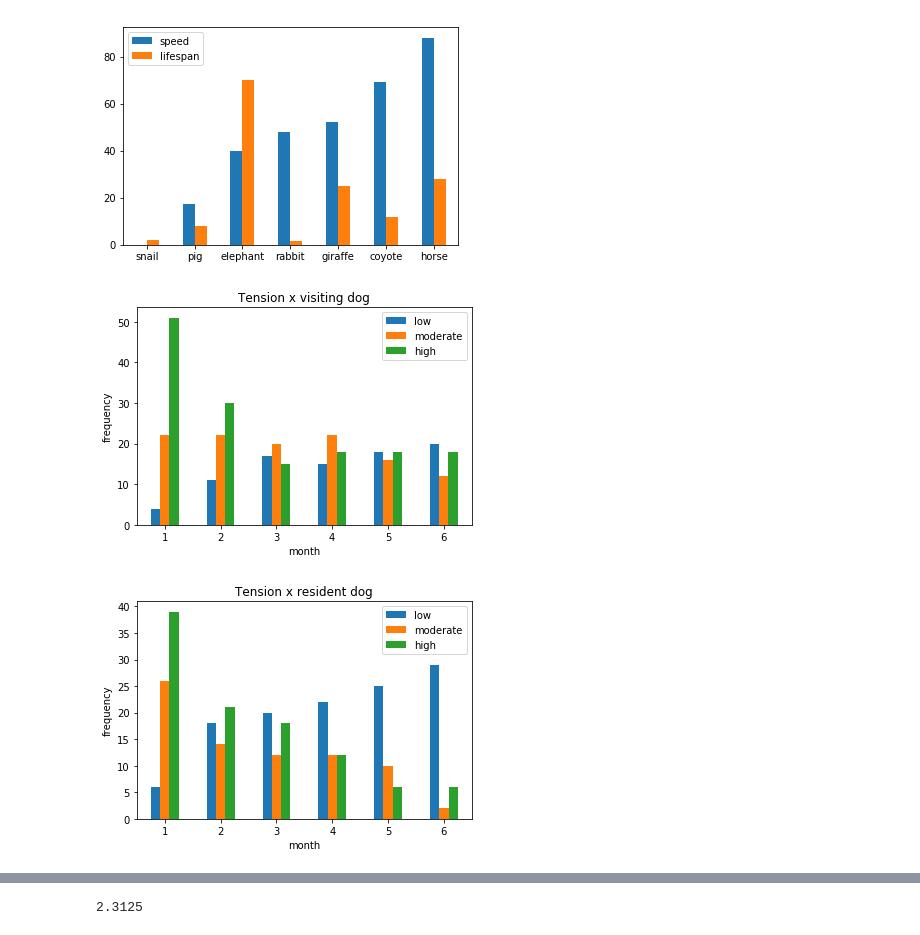
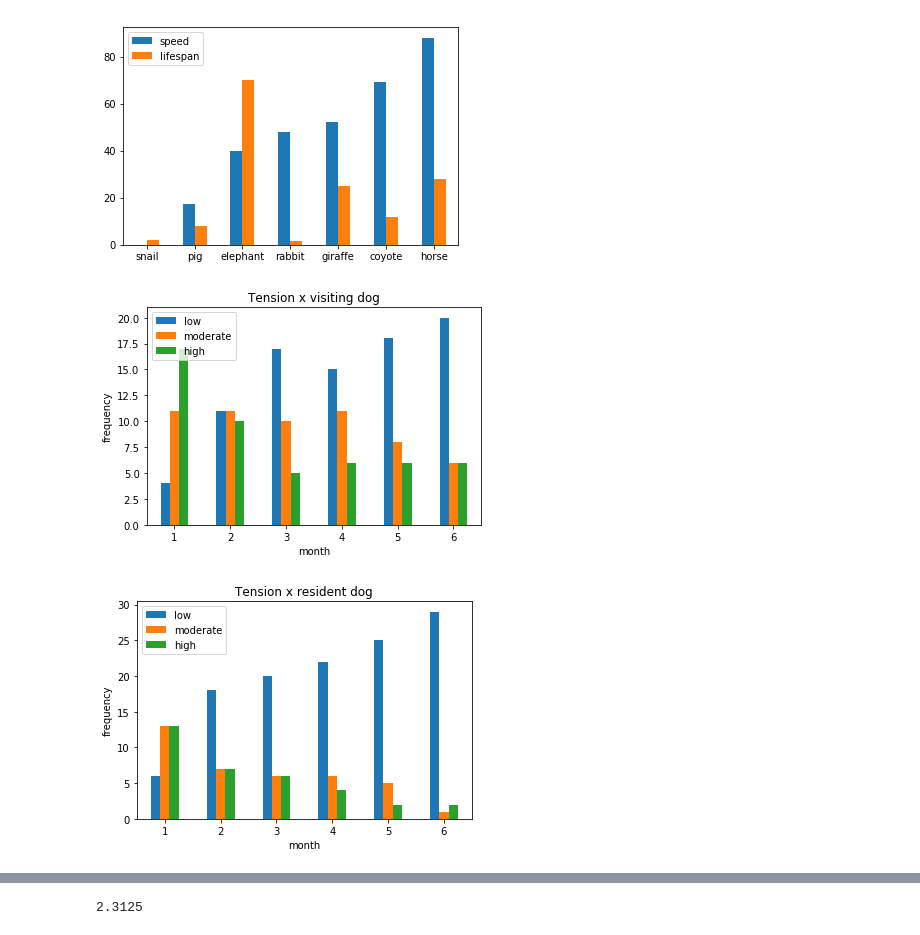
Before and after one commit to KazuichiroTaira/StandardDeviationAndMeans_DogsAtNursingHome, a Jupyter notebook: main.ipynb, the cells around one changed output, grey strips where cells are left out. Drawn from its saved outputs; the diff is of its cells as text; code cells hidden in the pictures.

```diff
--- a/main.ipynb
+++ b/main.ipynb
@@ -74,9 +74,9 @@ index = list(range(1, n_months+1))
 
 for ds in dog_status:
 
-    mood_sums = {}
+    data = {}
     for mood_label in moods.keys():
-        mood_sums[mood_label] = []
+        data[mood_label] = []
 
     is_ds = df['condition'] == ds
 
@@ -90,38 +90,38 @@ for ds in dog_status:
 
         # is_low = df[key_month] == 1
         # sum_low = sum(df[is_low&is_control][key_month])
         # low.append(sum_low)
 
         for (mood_label, mood_value) in moods.items():
 
             is_mood = df[key_month] == mood_value
-            sum_mood = sum(df[is_mood & is_ds][key_month])
+            count_mood = len(df[is_mood & is_ds][key_month])
 
-            mood_sums[mood_label].append(sum_mood)
+            data[mood_label].append(count_mood)
 
             #if mood == 1:
             #    low.append(sum_actual_mood)
             #elif mood == 2:
             #    moderate.append(sum_actual_mood)
             #else:
             #    high.append
 
     if ds == 'resident':
         condition_label = ds
     else:
         condition_label = 'visiting'
 
     title = f'Tension x {condition_label} dog'
 
-    df_fig = pd.DataFrame(mood_sums, index=index)
+    df_fig = pd.DataFrame(data, index=index)
     ax = df_fig.plot.bar(rot=0)
     ax.set_xlabel('month')
     ax.set_ylabel('frequency')
     ax.set_title(title)
     plt.show()
 # %% [output]
-[figure, old version]
+[figure, new version]
-[figure, old version]
+[figure, new version]
 # %%
 # Number of people 'low' for the month 1, month 2, etc. for visiting
 
```
Also changed, not shown: parts of 3 cells of this notebook, 2 other files.
